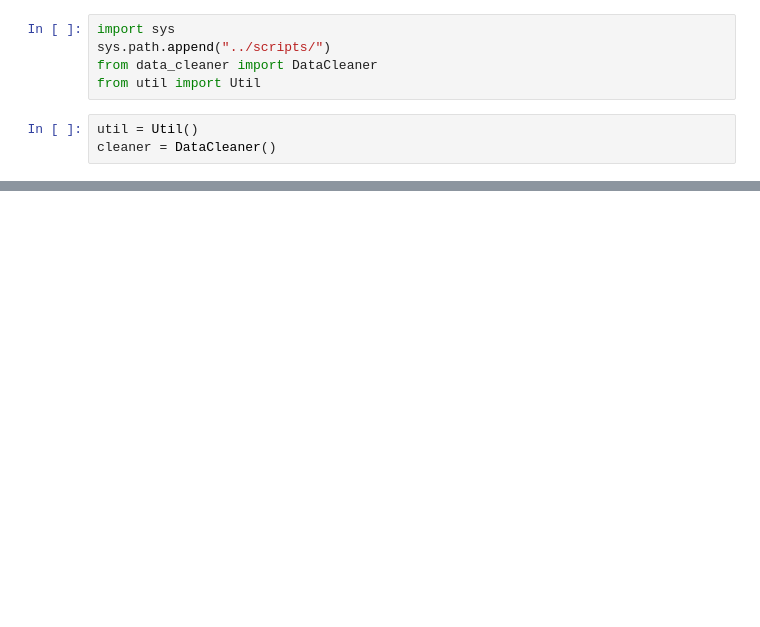
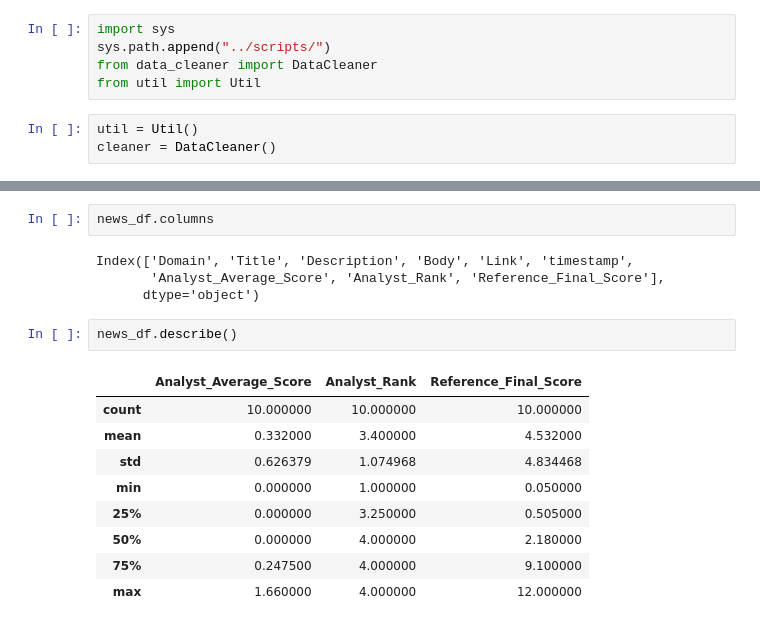
Before and after one commit to Nathnael12/Prompt-engineering, a Jupyter notebook: notebooks/data_exploration.ipynb, the cells around one changed output, grey strips where cells are left out. Drawn from its saved outputs; the diff is of its cells as text; blank space fills up the shorter version.

```diff
--- a/notebooks/data_exploration.ipynb
+++ b/notebooks/data_exploration.ipynb
@@ -25,0 +33,18 @@ Something went wrong! 'charmap' codec can't decode byte 0x9d in position 25334:
+# %%
+news_df.columns
+# %% [output]
+Index(['Domain', 'Title', 'Description', 'Body', 'Link', 'timestamp',
+       'Analyst_Average_Score', 'Analyst_Rank', 'Reference_Final_Score'],
+      dtype='object')
+# %%
+news_df.describe()
+# %% [output]
+|  | Analyst_Average_Score | Analyst_Rank | Reference_Final_Score |
+| count | 10.000000 | 10.000000 | 10.000000 |
+| mean | 0.332000 | 3.400000 | 4.532000 |
+| std | 0.626379 | 1.074968 | 4.834468 |
+| min | 0.000000 | 1.000000 | 0.050000 |
+| 25% | 0.000000 | 3.250000 | 0.505000 |
+| 50% | 0.000000 | 4.000000 | 2.180000 |
+| 75% | 0.247500 | 4.000000 | 9.100000 |
+| max | 1.660000 | 4.000000 | 12.000000 |
```
Also changed, not shown: parts of 13 cells of this notebook, 2 other files.
